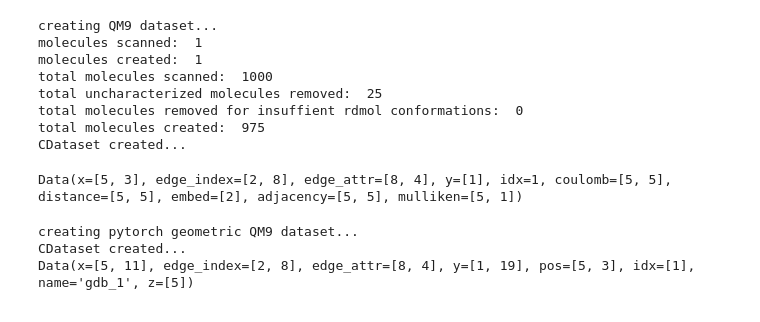
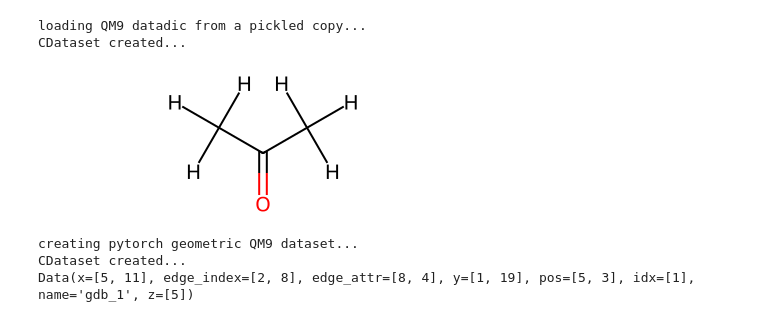
Before and after one commit to icanswim/qchem, a Jupyter notebook: experiment.ipynb, the cells around one changed output. Saved outputs shown, nothing was run; the diff lists cells and outputs as text; code cells hidden in the pictures.

```diff
--- a/experiment.ipynb
+++ b/experiment.ipynb
@@ -54,45 +54,40 @@ ds_params = {'train_params': {'input_dict': {'model_input': {'x': [
                                                              'idx': ['idx'],
                                                              'edge_index': ['edge_indices'],
                                                              'edge_attr': ['edge_attr'],
                                                              'coulomb': ['coulomb'],
                                                              'distance': ['distance'],
                                                              'embed': ['hybridization','chirality'],
                                                              'adjacency': ['adjacency'],
                                                              'mulliken': ['mulliken'],
                                                             },
                                              'criterion_input': {'y': ['U0']}},
                               'transforms': {
                                              'hybridization': [Pad1d(29), EmbedLookup(lookup_hybrid)],
                                              'chirality': [Pad1d(29), EmbedLookup(lookup_chiral)],
                                              'atomic_number': [ExpandN(1),AsTensor()],
                                              'aromatic': [ExpandN(1), AsTensor()],
                                              'degree': [ExpandN(1), AsTensor()],
                                              'edge_indices': [AsTensor()],
                                              'mulliken': [ExpandN(1), AsTensor()],
                                              'coulomb': [AsTensor()],
                                              'distance': [],
                                              'adjacency': [],
                                              'idx': [AsTensor()],
                                              'U0': [AsTensor()],
                                             },
-                              #'filter_on': ('n_atoms','<','10'),
-                              'n': 1000, #non-random subset for testing,
-                              #'use_pickle': 'qm9_full_3_conf', #use pickle if exists otherwise create
+                              'filter_on': ('n_atoms','==','10'),
+                              'n': 1, #non-random subset for testing,
+                              'use_pickle': 'qm9_n_atoms_equal_10', #use pickle if exists otherwise create
                               'n_conformers': 0,
                               'dict2data': True}}
 
 qm9 = QM9(**ds_params['train_params'])
-qm9[1]
+k = qm9.ds_idx[0]
+qm9.ds[k].rdmol
 # %% [output]
-creating QM9 dataset...
-molecules scanned:  1
-molecules created:  1
-total molecules scanned:  1000
-total uncharacterized molecules removed:  25
-total molecules removed for insuffient rdmol conformations:  0
-total molecules created:  975
+loading QM9 datadic from a pickled copy...
 CDataset created...
-Data(x=[5, 3], edge_index=[2, 8], edge_attr=[8, 4], y=[1], idx=1, coulomb=[5, 5], distance=[5, 5], embed=[2], adjacency=[5, 5], mulliken=[5, 1])
+[figure, added]
 # %%
 #example PyG dataset wrapper PGDS
 ds_params = {'train_params': {'dataset': 'QM9',
```
Also changed, not shown: parts of 2 cells of this notebook, 1 other file.
